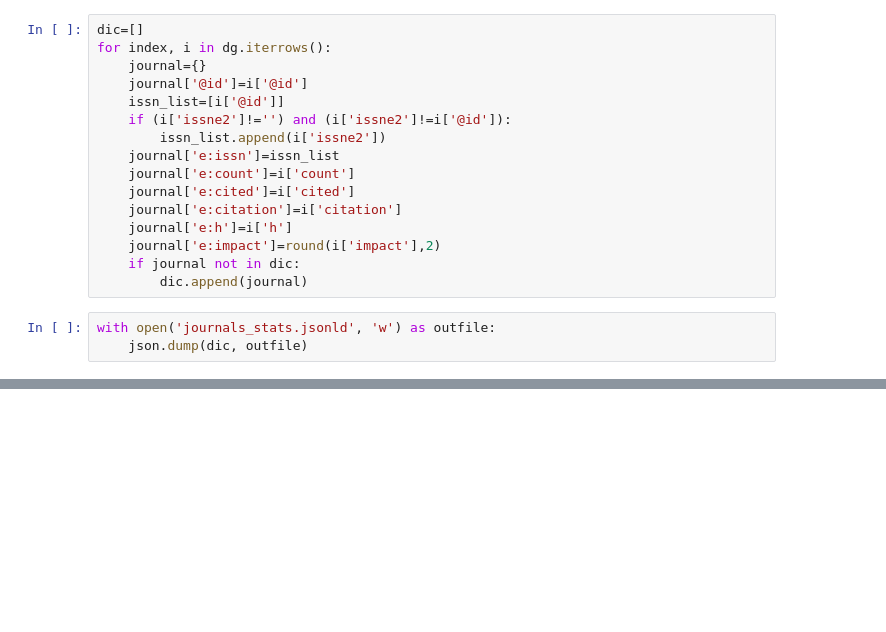
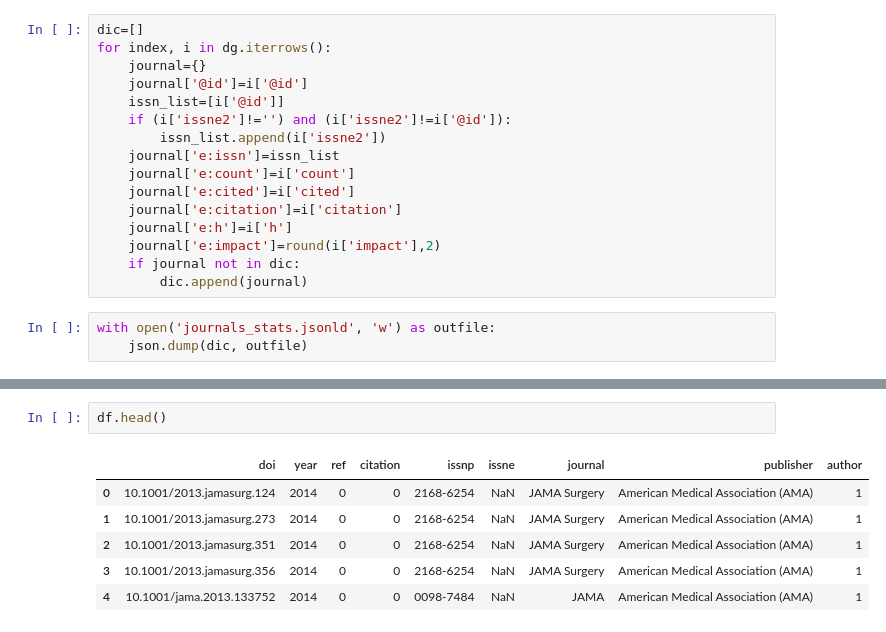
Before and after one commit to moqri/academic_journals, a Jupyter notebook: merge.ipynb, the cells around one changed output, grey strips where cells are left out. Drawn from its saved outputs; the diff is of its cells as text; blank space fills up the shorter version.

```diff
--- a/merge.ipynb
+++ b/merge.ipynb
@@ -131,0 +151,9 @@ with open('journals_stats.jsonld', 'w') as outfile:
+# %%
+df.head()
+# %% [output]
+|  | doi | year | ref | citation | issnp | issne | journal | publisher | author |
+| 0 | 10.1001/2013.jamasurg.124 | 2014 | 0 | 0 | 2168-6254 | NaN | JAMA Surgery | American Medical Association (AMA) | 1 |
+| 1 | 10.1001/2013.jamasurg.273 | 2014 | 0 | 0 | 2168-6254 | NaN | JAMA Surgery | American Medical Association (AMA) | 1 |
+| 2 | 10.1001/2013.jamasurg.351 | 2014 | 0 | 0 | 2168-6254 | NaN | JAMA Surgery | American Medical Association (AMA) | 1 |
+| 3 | 10.1001/2013.jamasurg.356 | 2014 | 0 | 0 | 2168-6254 | NaN | JAMA Surgery | American Medical Association (AMA) | 1 |
+| 4 | 10.1001/jama.2013.133752 | 2014 | 0 | 0 | 0098-7484 | NaN | JAMA | American Medical Association (AMA) | 1 |
```
Also changed, not shown: parts of 4 cells of this notebook, 10 other files.
